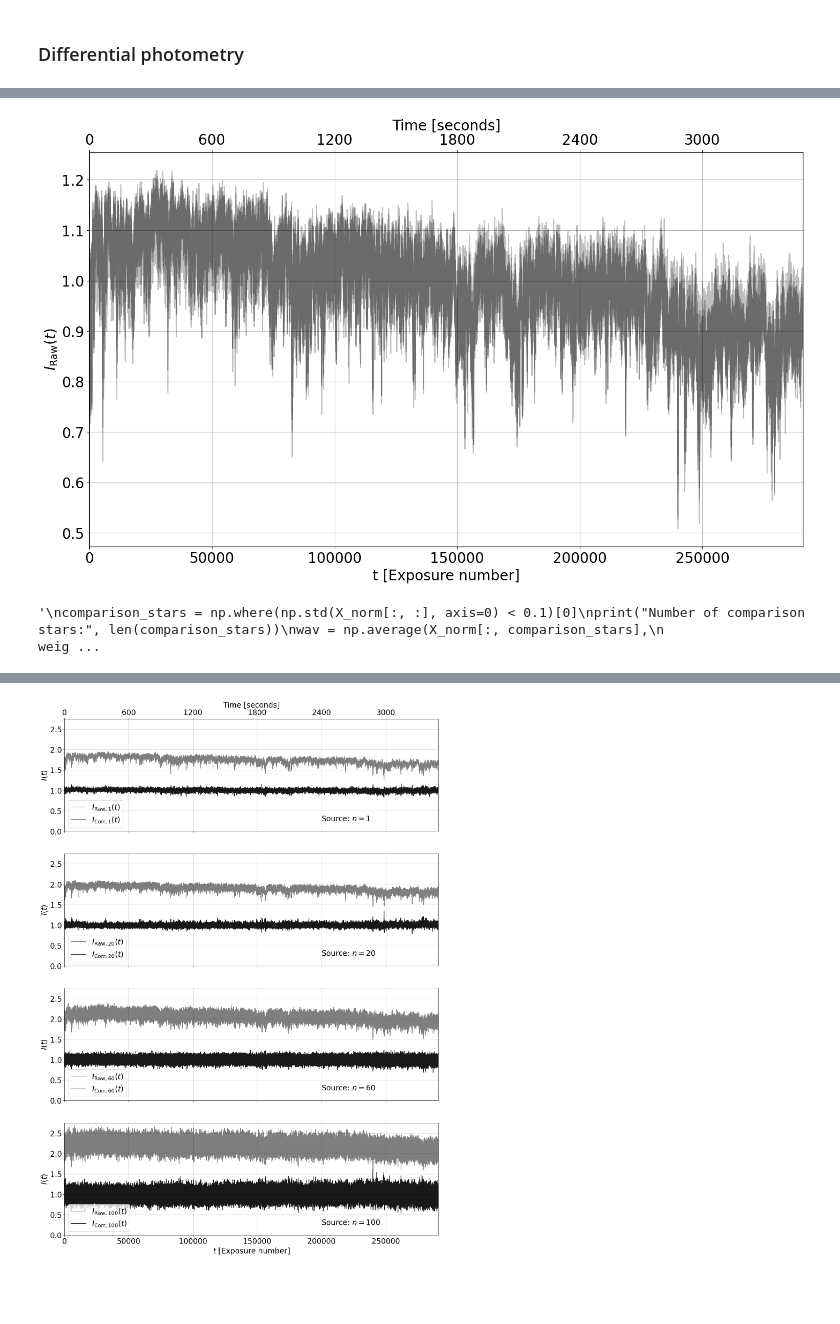
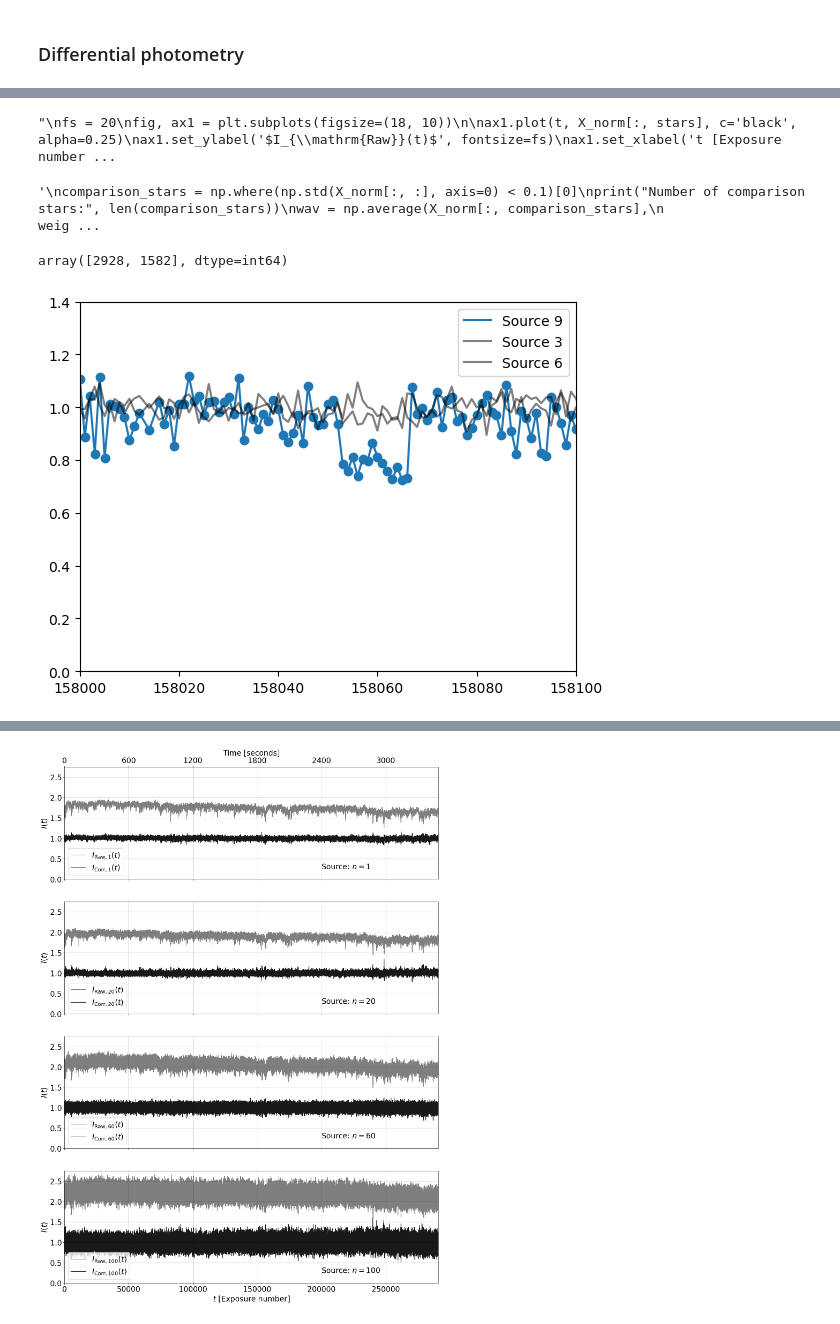
Before and after one commit to jah1994/kinetix_data_system, a Jupyter notebook: mcdonald_event_detection/mcdonald_data_analysis.ipynb, the cells around one changed output, grey strips where cells are left out. Drawn from its saved outputs; the diff is of its cells as text; code cells hidden in the pictures; blank space fills up the shorter version.

```diff
--- a/mcdonald_event_detection/mcdonald_data_analysis.ipynb
+++ b/mcdonald_event_detection/mcdonald_data_analysis.ipynb
@@ -158,4 +164,5 @@ plt.savefig('figures/Normalised_timeseries.png', bbox_inches='tight')
 # %%
+'''
 fs = 20
 fig, ax1 = plt.subplots(figsize=(18, 10))
 
@@ -177,8 +184,9 @@ ax2.set_xticklabels((12e-3 * np.array([0, 5e4, 1e5, 1.5e5, 2e5, 2.5e5])).astype(
 ax2.set_xlabel('Time [seconds]', fontsize=fs)  # Label for the additional x-axis
 ax2.tick_params(labelsize=fs)  # Adjust tick label size if needed
 plt.savefig('figures/Normalised_timeseries_v2.png', bbox_inches='tight')
+'''
 # %% [output]
-[figure, removed]
+"\nfs = 20\nfig, ax1 = plt.subplots(figsize=(18, 10))\n\nax1.plot(t, X_norm[:, stars], c='black', alpha=0.25)\nax1.set_ylabel('$I_{\\mathrm{Raw}}(t)$', fontsize=fs)\nax1.set_xlabel('t [Exposure number ...
 # %%
 '''
 comparison_stars = np.where(np.std(X_norm[:, :], axis=0) < 0.1)[0]
@@ -197,3 +205,33 @@ plt.savefig('figures/wav.png', bbox_inches='tight')
 '''
 # %% [output]
 '\ncomparison_stars = np.where(np.std(X_norm[:, :], axis=0) < 0.1)[0]\nprint("Number of comparison stars:", len(comparison_stars))\nwav = np.average(X_norm[:, comparison_stars],\n                 weig ...
+# %%
+positions[9]
+# %% [output]
+array([2928, 1582], dtype=int64)
+# %%
+samples = [9, 3, 6] #, 15, 19]
+#samples = [9, 15, 19]
+for i in samples:
+    # if the sample is in the comparison star set, exclude it
+    if i == samples[0]:
+        c, alpha = 'tab:blue', 1
+    else:
+        c, alpha = 'k', 0.5
+    comparison_stars = np.where(np.std(X_norm[:, :], axis=0) < 0.1)[0]
+    #comparison_stars = np.arange(0, 10)
+    comparison_stars = [c for c in comparison_stars if c != i]
+    wav = np.average(X_norm[:, comparison_stars],
+                     weights=1./np.var(X_norm[:, comparison_stars], axis=0), axis=1)
+    plt.plot(t, X_norm[:, i] / wav, c=c, alpha=alpha, label='Source %d' % i)
+
+    if i == samples[0]:
+        plt.scatter(t, X_norm[:, i] / wav, c=c, alpha=alpha)
+
+plt.xlim(158000, 158100)
+#plt.xlim(157800, 158000)
+plt.ylim(0.0, 1.4)
+plt.legend()
+plt.show();
+# %% [output]
+[figure, added]
```
Also changed, not shown: parts of 11 cells of this notebook, 12 other files.
